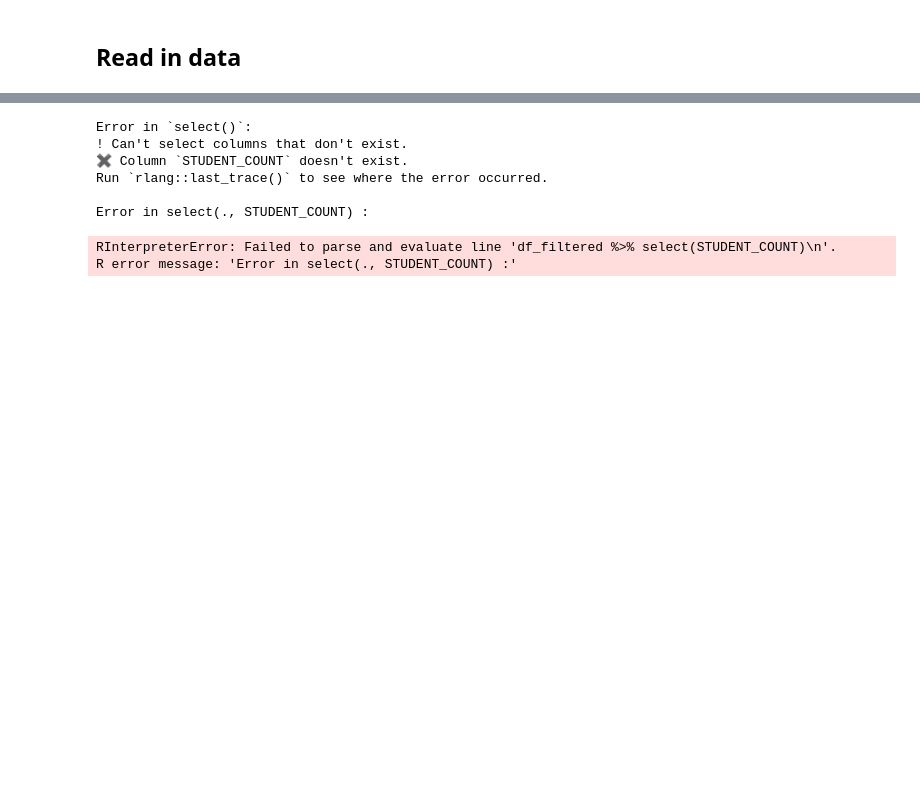
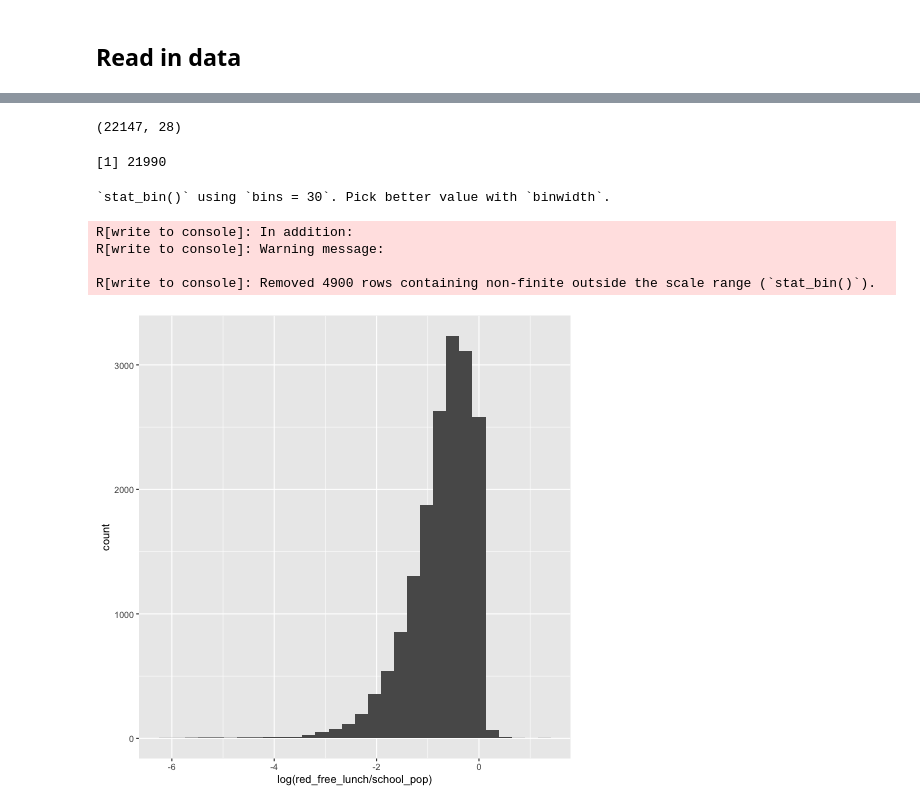
Before and after one commit to cj-robinson/racial-suspension-regression, a Jupyter notebook: analysis/3-data-cleaning.ipynb, the cells around one changed output, grey strips where cells are left out. Saved outputs shown, nothing was run; the diff lists cells and outputs as text; code cells hidden in the pictures; blank space fills up the shorter version.

```diff
--- a/analysis/3-data-cleaning.ipynb
+++ b/analysis/3-data-cleaning.ipynb
@@ -44,7 +76,8 @@ lunch_program <- fread('../data/ccd_sch_033_2122_l_1a_071722/ccd_sch_033_2122_l_
 %%R
 
 lunch_program <- lunch_program %>%
-  mutate(LEAID = as.character(LEAID)) %>%
+  mutate(LEAID = as.character(LEAID),
+        SCHID = as.numeric(str_sub(SCHID, -5))) %>%
   filter(LUNCH_PROGRAM %in% c('Reduced-price lunch qualified', 'Free lunch qualified')) %>%
   group_by(SCHID, LEAID) %>%
-  summarize(red_free_lunch = sum(STUDENT_COUNT, na.rm = TRUE), .groups = "drop")
+  summarize(red_free_lunch = sum(STUDENT_COUNT, na.rm = TRUE))
@@ -124,16 +240,25 @@ mutate(total_susp_per_pop = ((SCH_DISCWODIS_ISS_BL_M + SCH_DISCWODIS_ISS_BL_F) +
-# %%
-%%R
-df_filtered %>% select(STUDENT_COUNT)
-# %% [output]
-Error in `select()`:
-! Can't select columns that don't exist.
-✖ Column `STUDENT_COUNT` doesn't exist.
-Run `rlang::last_trace()` to see where the error occurred.
-
-Error in select(., STUDENT_COUNT) :
-RInterpreterError: Failed to parse and evaluate line 'df_filtered %>% select(STUDENT_COUNT)\n'.
-R error message: 'Error in select(., STUDENT_COUNT) :'
 # %%
 %%R
 
 write_csv(df_filtered, "../data/final_data_filtered.csv")
+# %%
+df_filtered.shape
+# %% [output]
+(22147, 28)
+# %%
+%%R
+
+nrow(df_filtered %>% filter(!is.na(red_free_lunch)))
+# %% [output]
+[1] 21990
+# %%
+%%R
+
+df_filtered %>% filter(!is.na(red_free_lunch)) %>% ggplot(aes(x = (red_free_lunch / school_pop))) + geom_histogram()
+# %% [output]
+`stat_bin()` using `bins = 30`. Pick better value with `binwidth`.
+R[write to console]: In addition:
+R[write to console]: Warning message:
+
+R[write to console]: Removed 4900 rows containing non-finite outside the scale range (`stat_bin()`).
+[figure, added]
```
Also changed, not shown: parts of 15 cells of this notebook, 4 other files.
